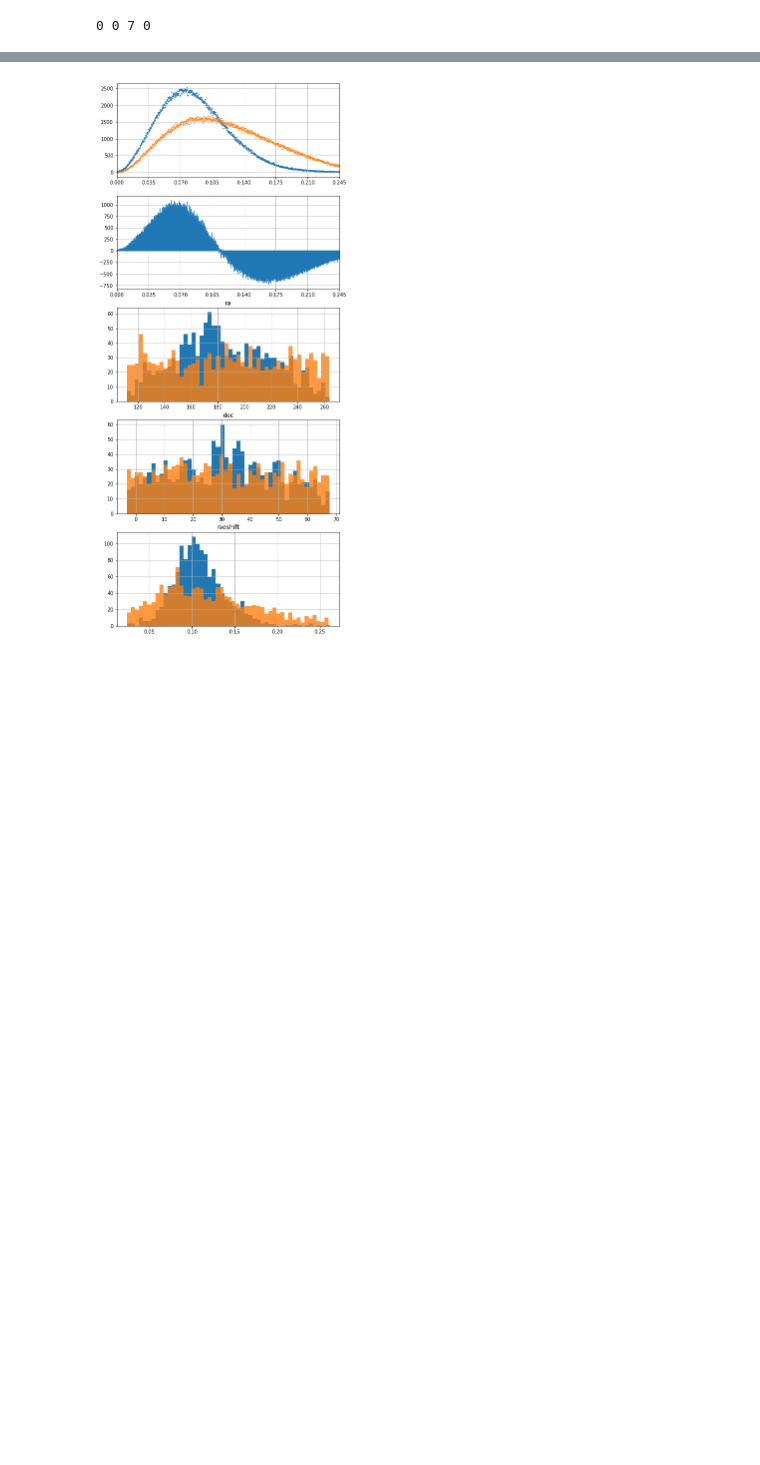
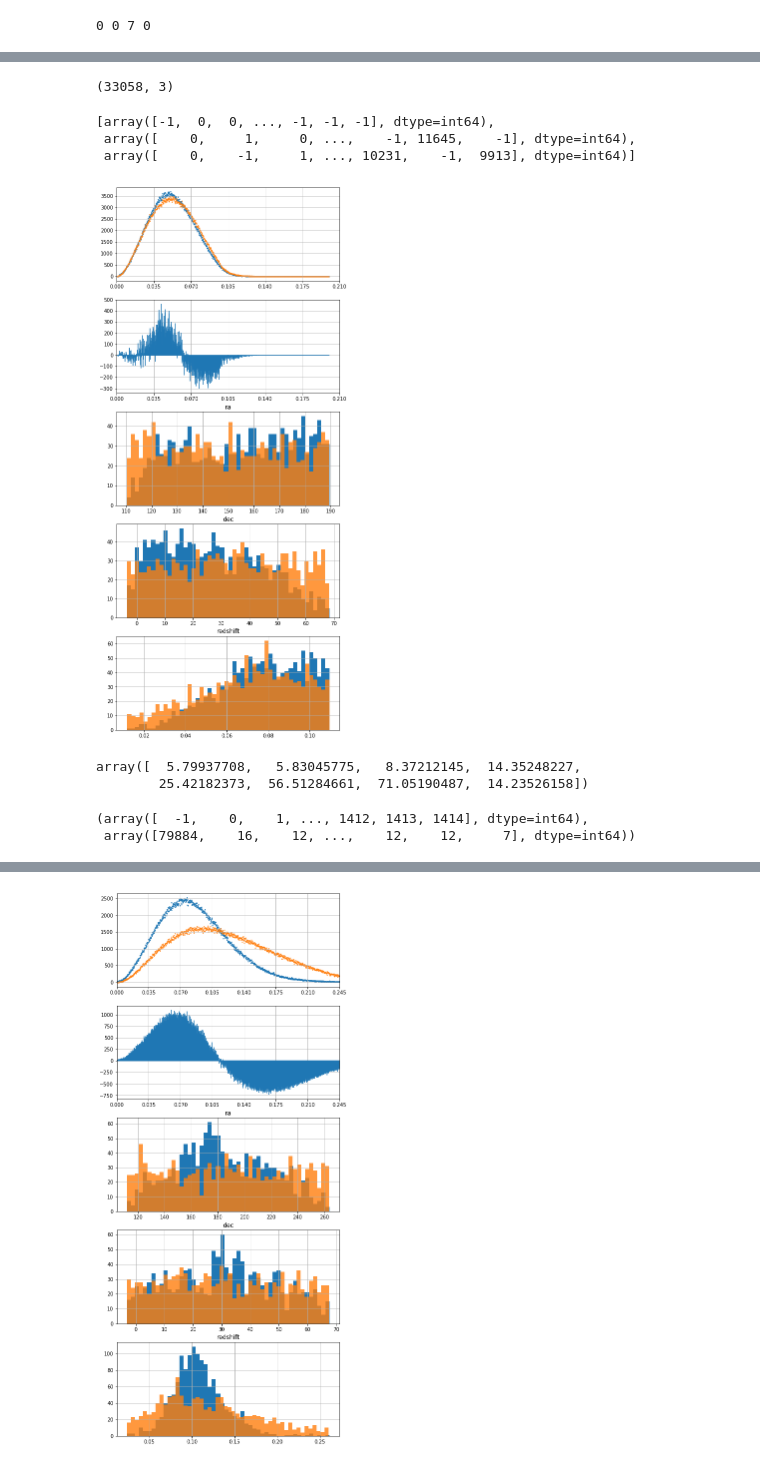
Before and after one commit to goshasty/diary_for_scientific_work, a Jupyter notebook: Analyze Abell.ipynb, the cells around one changed output, grey strips where cells are left out. Cells and saved outputs as stored; diff of their text form; code cells hidden in the pictures; blank space fills up the shorter version.

```diff
--- a/Analyze Abell.ipynb
+++ b/Analyze Abell.ipynb
@@ -450,0 +705,10 @@ tmp1.shape
+# %%
+def squared_func_coefs_num_clusters(
+    expected, offset, value_left, value_right):
+
+    A = np.array([[expected**2, expected, 1],
+                  [(expected-offset)**2, (expected-offset), 1],
+                  [(expected+offset)**2, (expected+offset), 1]])
+
+    b = np.array([0, value_left, value_right])
+    return(np.linalg.solve(A, b))
@@ -450,0 +878,2 @@ tmp1.shape
+# %%
+res = apply_dbscan(to_xyz(subareas[0]), result_no_num_clusters[0].x[0], round(result_no_num_clusters[0].x[1]))
@@ -450,0 +933,17 @@ tmp1.shape
+# %%
+list_xyz_subareas = list()
+subareas_labels = list()
+for subarea, res in zip_longest(subareas[1:], result_no_num_clusters):
+    eps = res.x[0]
+    num_neighbors = round(res.x[1])
+
+    xyz_subarea = to_xyz(subarea)
+    labels = apply_dbscan(xyz_subarea, eps, num_neighbors)[0]
+
+    list_xyz_subareas.append(xyz_subarea)
+    subareas_labels.append(labels)
+
+print(list_xyz_subareas)
+print(subareas_labels)
+
+all_centers = concat_results(list_xyz_subareas, subareas_labels)
@@ -450,0 +968,14 @@ tmp1.shape
+# %%
+all_centers.shape
+# %% [output]
+(33058, 3)
+# %%
+subareas_labels
+# %% [output]
+[array([-1,  0,  0, ..., -1, -1, -1], dtype=int64),
+ array([    0,     1,     0, ...,    -1, 11645,    -1], dtype=int64),
+ array([    0,    -1,     1, ..., 10231,    -1,  9913], dtype=int64)]
+# %%
+plot_results(centers_by_labels(to_xyz(subareas[0]), res[0]), 1000, 0.2, 4)
+# %% [output]
+[figure, added]
@@ -450,0 +989,10 @@ tmp1.shape
+# %%
+(a/60.)[0]
+# %% [output]
+array([  5.79937708,   5.83045775,   8.37212145,  14.35248227,
+        25.42182373,  56.51284661,  71.05190487,  14.23526158])
+# %%
+res
+# %% [output]
+(array([  -1,    0,    1, ..., 1412, 1413, 1414], dtype=int64),
+ array([79884,    16,    12, ...,    12,    12,     7], dtype=int64))
```
Also changed, not shown: parts of 60 cells of this notebook, 13 other files.
